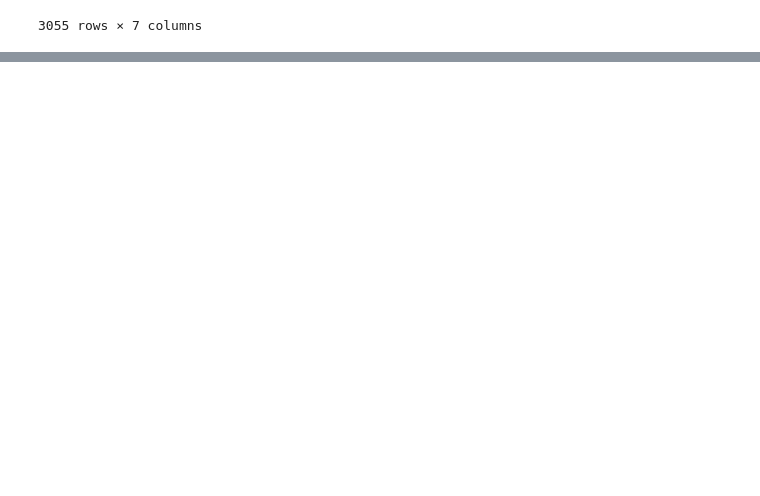
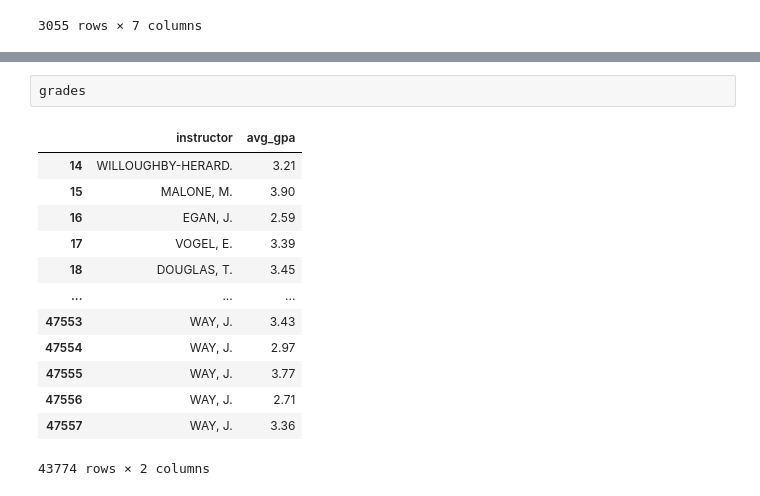
Before and after one commit to mrfleap/hackuci-2023, a Jupyter notebook: RMPscraper/ProfessorScraper.ipynb, the cells around one changed output, grey strips where cells are left out. Saved outputs shown, nothing was run; the diff lists cells and outputs as text; blank space fills up the shorter version.

```diff
--- a/RMPscraper/ProfessorScraper.ipynb
+++ b/RMPscraper/ProfessorScraper.ipynb
@@ -168,0 +175,16 @@ print(result)
+# %%
+grades
+# %% [output]
+|  | instructor | avg_gpa |
+| 14 | WILLOUGHBY-HERARD. | 3.21 |
+| 15 | MALONE, M. | 3.90 |
+| 16 | EGAN, J. | 2.59 |
+| 17 | VOGEL, E. | 3.39 |
+| 18 | DOUGLAS, T. | 3.45 |
+| ... | ... | ... |
+| 47553 | WAY, J. | 3.43 |
+| 47554 | WAY, J. | 2.97 |
+| 47555 | WAY, J. | 3.77 |
+| 47556 | WAY, J. | 2.71 |
+| 47557 | WAY, J. | 3.36 |
+43774 rows × 2 columns
```
Also changed, not shown: parts of 13 cells of this notebook, 1 other file.
